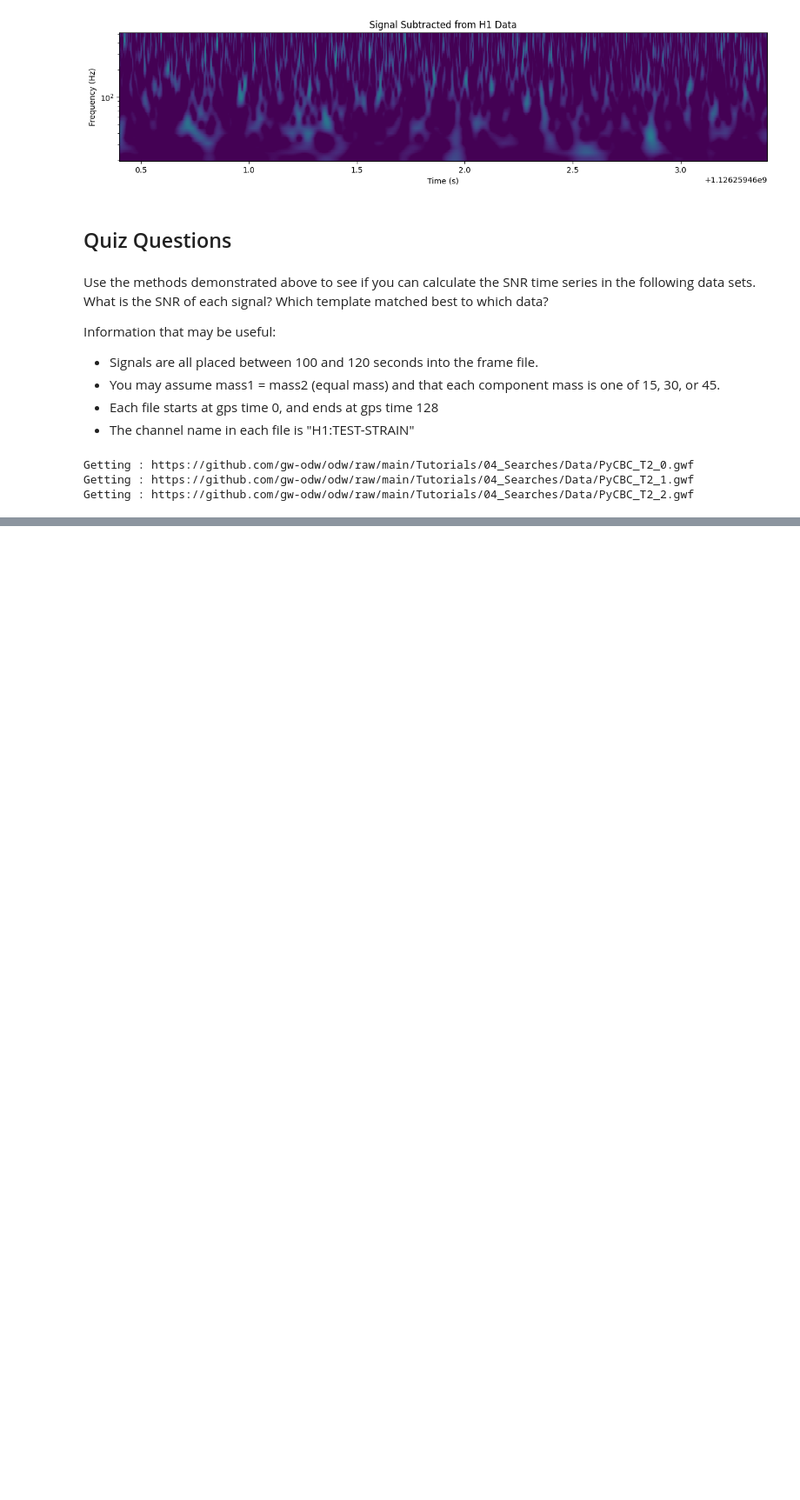
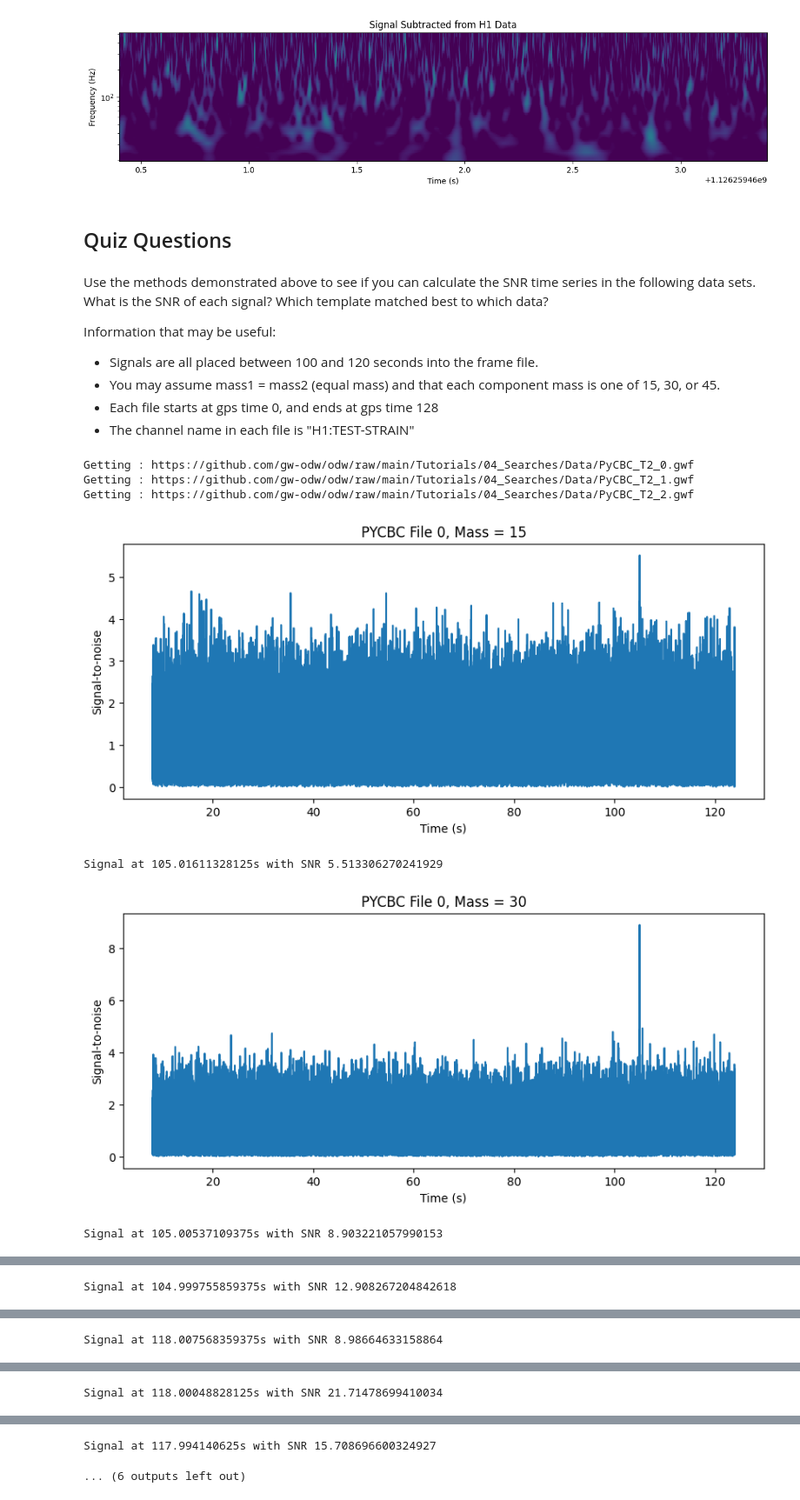
Before and after one commit to jazminphilip/GW-Project, a Jupyter notebook: Tutorials/04_Searches/Tuto_4.2_Matched_Filtering_in_Action.ipynb, the cells around one changed output, grey strips where cells are left out. Shown at 87% size. Saved outputs shown, nothing was run; the diff lists cells and outputs as text; code cells hidden in the pictures; blank space fills up the shorter version.

```diff
--- a/Tutorials/04_Searches/Tuto_4.2_Matched_Filtering_in_Action.ipynb
+++ b/Tutorials/04_Searches/Tuto_4.2_Matched_Filtering_in_Action.ipynb
@@ -305,3 +311,47 @@ ts = read_frame(file_name, channel_name, start, end)
 Getting : https://github.com/gw-odw/odw/raw/main/Tutorials/04_Searches/Data/PyCBC_T2_0.gwf
 Getting : https://github.com/gw-odw/odw/raw/main/Tutorials/04_Searches/Data/PyCBC_T2_1.gwf
 Getting : https://github.com/gw-odw/odw/raw/main/Tutorials/04_Searches/Data/PyCBC_T2_2.gwf
+# %%
+for i in [0,1,2]:
+  file_name = files[i]
+  channel_name = "H1:TEST-STRAIN" #access the files strain and time data
+  start = 0
+  end = start + 128
+  ts = read_frame(file_name, channel_name, start, end) #outputs array of strain values
+
+
+  psd = ts.psd(4) #gives psd
+  psd = interpolate(psd, ts.delta_f)
+  psd = inverse_spectrum_truncation(psd, int(4 * ts.sample_rate),
+                                  low_frequency_cutoff=15)
+
+  for m in [15,30,45]: # make a model signal for different masses
+    hp, hc = get_td_waveform(approximant="SEOBNRv4_opt",
+                     mass1=m,
+                     mass2=m,
+                     delta_t=ts.delta_t,
+                     f_lower=20)
+    hp.resize(len(ts))
+    template = hp.cyclic_time_shift(hp.start_time)
+
+    snr = matched_filter(template, ts,
+                     psd=psd, low_frequency_cutoff=20)
+    snr = snr.crop(4 + 4, 4)
+    data1 = snr
+
+    plt.figure(figsize=[10, 4])
+    plt.plot(snr.sample_times, abs(snr))
+    plt.title("PYCBC File " + str(i) + ", Mass = " + str(m))
+    plt.ylabel('Signal-to-noise')
+    plt.xlabel('Time (s)')
+    plt.show()
+    peak = abs(snr).numpy().argmax()
+    snrp = abs(snr[peak])
+    time = snr.sample_times[peak]
+
+    print(f"Signal at {time}s with SNR {snrp}")
+# %% [output]
+[figure, added]
+Signal at 105.01611328125s with SNR 5.513306270241929
+[figure, added]
+Signal at 105.00537109375s with SNR 8.903221057990153
@@ -307,0 +359 @@ Getting : https://github.com/gw-odw/odw/raw/main/Tutorials/04_Searches/Data/PyCB
+Signal at 104.999755859375s with SNR 12.908267204842618
@@ -307,0 +361 @@ Getting : https://github.com/gw-odw/odw/raw/main/Tutorials/04_Searches/Data/PyCB
+Signal at 118.007568359375s with SNR 8.98664633158864
@@ -307,0 +363 @@ Getting : https://github.com/gw-odw/odw/raw/main/Tutorials/04_Searches/Data/PyCB
+Signal at 118.00048828125s with SNR 21.71478699410034
@@ -307,0 +365,2 @@ Getting : https://github.com/gw-odw/odw/raw/main/Tutorials/04_Searches/Data/PyCB
+Signal at 117.994140625s with SNR 15.708696600324927
+... (6 outputs left out)
```
Also changed, not shown: parts of 3 cells of this notebook.
